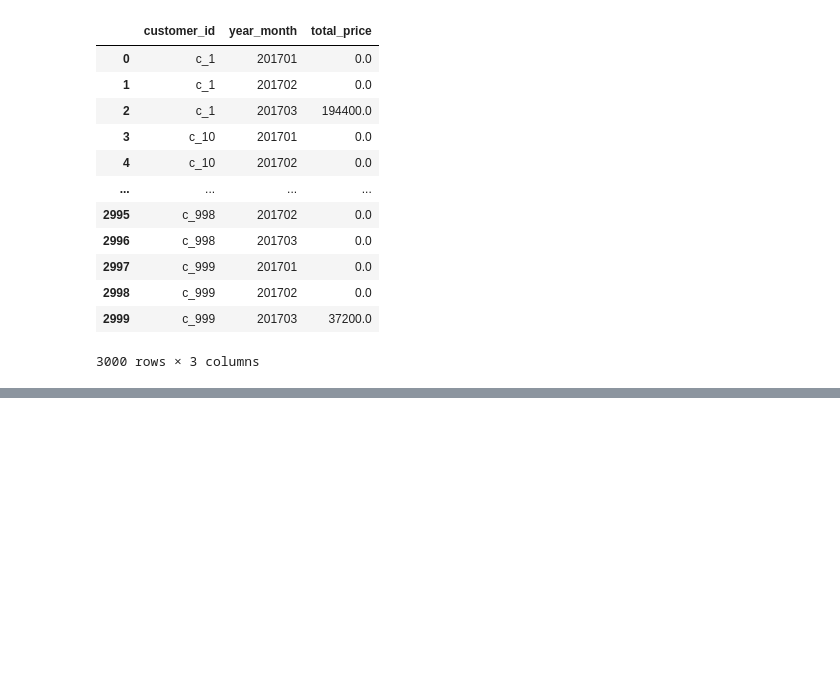
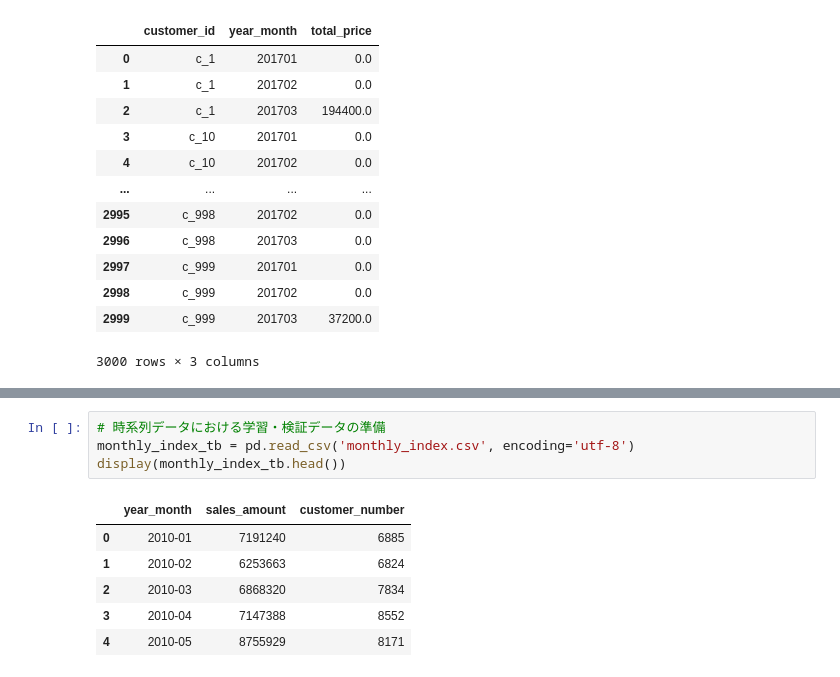
Before and after one commit to shake345/pre_treatment, a Jupyter notebook: pre_treatment.ipynb, the cells around one changed output, grey strips where cells are left out. Drawn from its saved outputs; the diff is of its cells as text; blank space fills up the shorter version.

```diff
--- a/pre_treatment.ipynb
+++ b/pre_treatment.ipynb
@@ -454,0 +502,11 @@ display(summary_result)
+# %%
+# 時系列データにおける学習・検証データの準備
+monthly_index_tb = pd.read_csv('monthly_index.csv', encoding='utf-8')
+display(monthly_index_tb.head())
+# %% [output]
+|  | year_month | sales_amount | customer_number |
+| 0 | 2010-01 | 7191240 | 6885 |
+| 1 | 2010-02 | 6253663 | 6824 |
+| 2 | 2010-03 | 6868320 | 7834 |
+| 3 | 2010-04 | 7147388 | 8552 |
+| 4 | 2010-05 | 8755929 | 8171 |
```
Also changed, not shown: parts of 6 cells of this notebook.
